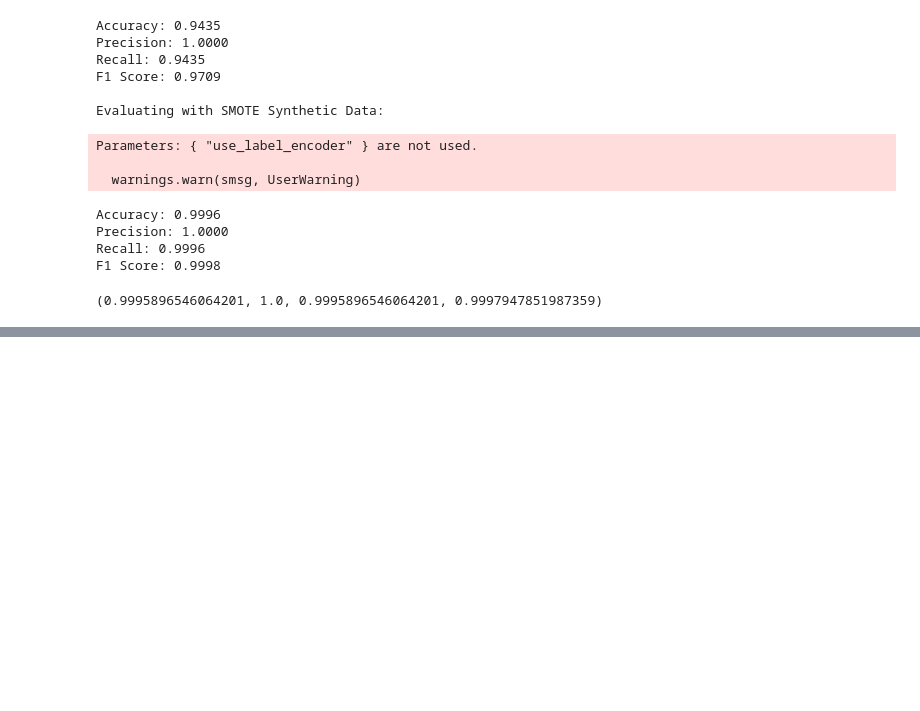
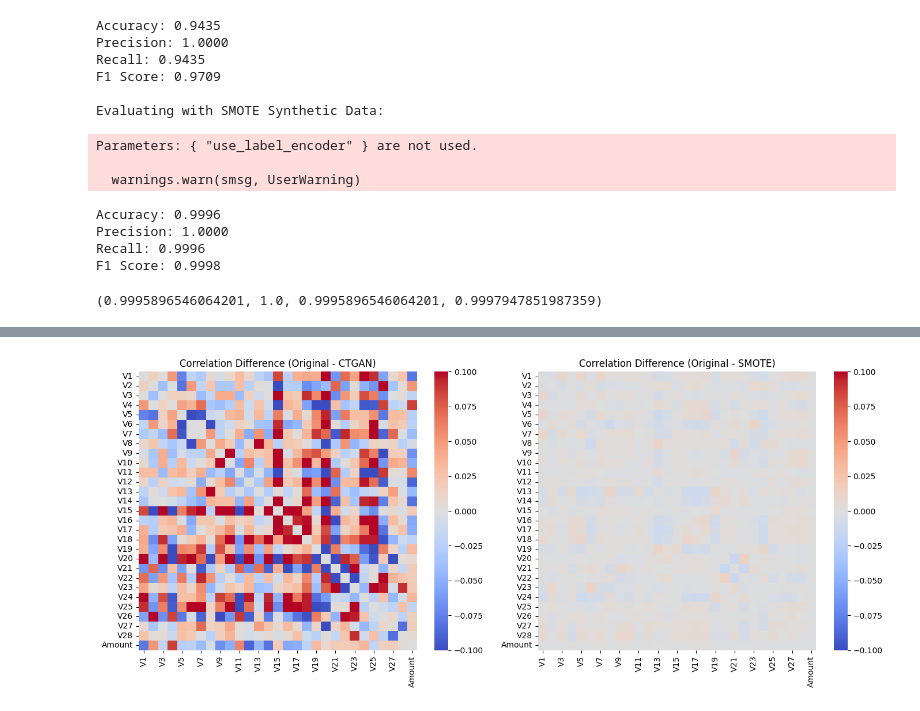
Before and after one commit to cynthia06212001/CTGAN-and-SMOTE-for-Synthetic-Data-Generation-in-Financial-Fraud-Detection, a Jupyter notebook: creditcard.ipynb, the cells around one changed output, grey strips where cells are left out. Drawn from its saved outputs; the diff is of its cells as text; code cells hidden in the pictures; blank space fills up the shorter version.

```diff
--- a/creditcard.ipynb
+++ b/creditcard.ipynb
@@ -376,0 +421,17 @@ F1 Score: 0.9998
+# %%
+# 繪製差異熱力圖設置
+fig, axes = plt.subplots(1, 2, figsize=(14, 6))
+
+# 原始數據與CTGAN生成數據的相關係數差異熱力圖
+sns.heatmap(diff_corr_ctgan, ax=axes[0], cmap='coolwarm', vmin=-0.1, vmax=0.1, annot=False)  # 調整vmin和vmax
+axes[0].set_title('Correlation Difference (Original - CTGAN)')
+
+# 原始數據與SMOTE生成數據的相關係數差異熱力圖
+sns.heatmap(diff_corr_smote, ax=axes[1], cmap='coolwarm', vmin=-0.1, vmax=0.1, annot=False)  # 調整vmin和vmax
+axes[1].set_title('Correlation Difference (Original - SMOTE)')
+
+# 顯示圖表
+plt.tight_layout()
+plt.show()
+# %% [output]
+[figure, added]
```
Also changed, not shown: parts of 5 cells of this notebook.
